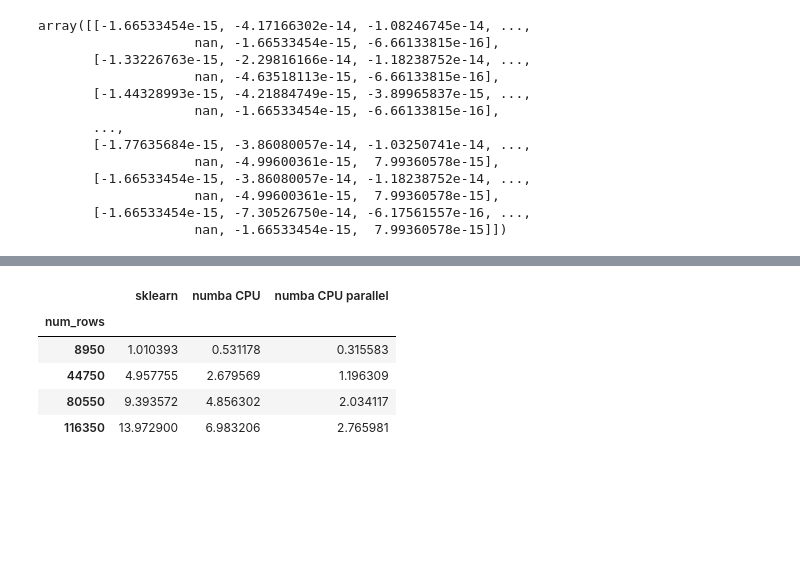
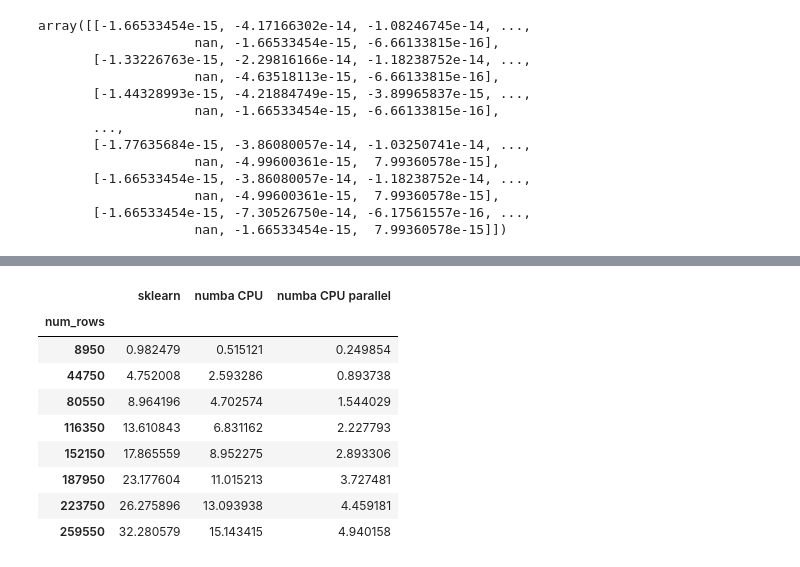
Before and after one commit to molr298/APP_Credit_Segmentation, a Jupyter notebook: utils/parallel_preprocess.ipynb, the cells around one changed output, grey strips where cells are left out. Cells and saved outputs as stored; diff of their text form; code cells hidden in the pictures; blank space fills up the shorter version.

```diff
--- a/utils/parallel_preprocess.ipynb
+++ b/utils/parallel_preprocess.ipynb
@@ -21,4 +20,4 @@ print(len(df_data.columns))
 # %%
-def highlight_min(s):
+def highlight_minimum_time(s):
     is_min = s == s.min()
     return ['background-color: yellow' if v else '' for v in is_min]
@@ -25,10 +28,6 @@ def highlight_min(s):
 # %%
 @njit(parallel=False)
 def standard(df):
-    """
-    Standardise data by removing the mean and scaling to unit variance,
-    equivalent to sklearn StandardScaler.
-    """
     n = df.shape[1]
     res = np.empty_like(df, dtype=np.float64)
 
@@ -40,13 +41,6 @@ def standard(df):
 # %%
 @jit(nopython=True, parallel=True)
 def standard_parallel(df):
-    """
-    Standardise data by removing the mean and scaling to unit variance,
-    equivalent to sklearn StandardScaler.
-
-    Uses explicit parallel loop; may offer improved performance in some
-    cases.
-    """
     n = df.shape[1]
     res = np.empty_like(df, dtype=np.float64)
 
@@ -96,6 +104,6 @@ array([[-1.66533454e-15, -4.17166302e-14, -1.08246745e-14, ...,
 # %%
 res = []
-multiples = range(1, 17, 4)
+multiples = range(1, 30, 4)
 
 for idx, i in enumerate(multiples):
     data = np.tile(df_data_np, i)
@@ -166,9 +192,13 @@ plt.legend(prop={'size': 14})
 # %%
-df_viz.style.apply(highlight_min, axis=1)
+df_viz.style.apply(highlight_minimum_time, axis=1)
 # %% [output]
 |  | sklearn | numba CPU | numba CPU parallel |
 | num_rows |  |  |  |
-| 8950 | 1.010393 | 0.531178 | 0.315583 |
-| 44750 | 4.957755 | 2.679569 | 1.196309 |
-| 80550 | 9.393572 | 4.856302 | 2.034117 |
-| 116350 | 13.972900 | 6.983206 | 2.765981 |
+| 8950 | 0.982479 | 0.515121 | 0.249854 |
+| 44750 | 4.752008 | 2.593286 | 0.893738 |
+| 80550 | 8.964196 | 4.702574 | 1.544029 |
+| 116350 | 13.610843 | 6.831162 | 2.227793 |
+| 152150 | 17.865559 | 8.952275 | 2.893306 |
+| 187950 | 23.177604 | 11.015213 | 3.727481 |
+| 223750 | 26.275896 | 13.093938 | 4.459181 |
+| 259550 | 32.280579 | 15.143415 | 4.940158 |
```
Also changed, not shown: parts of 22 cells of this notebook.
